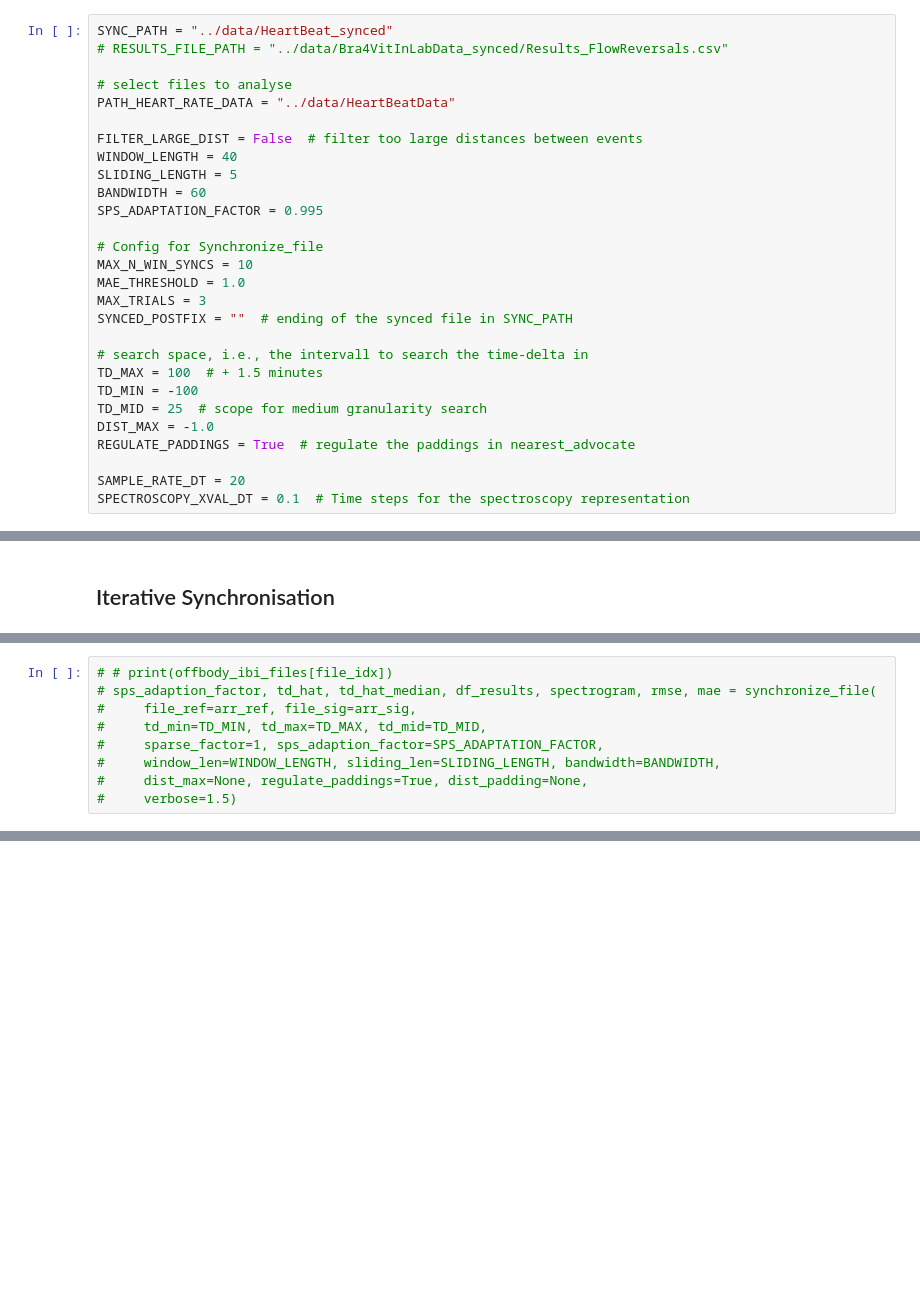
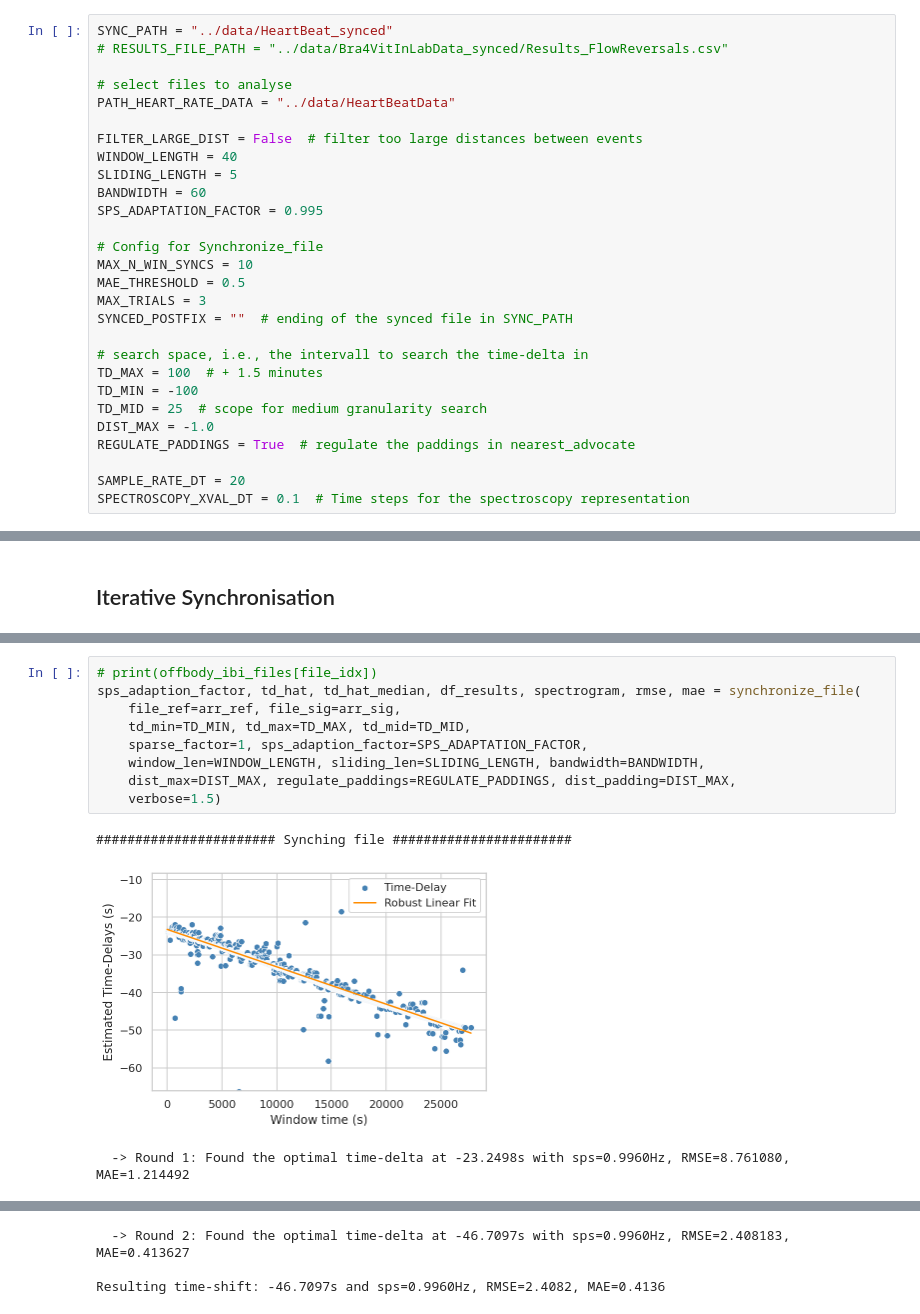
Before and after one commit to iot-salzburg/nearest-advocate, a Jupyter notebook: experiments/NAd_clock_drift_correction.ipynb, the cells around one changed output, grey strips where cells are left out. Cells and saved outputs as stored; diff of their text form; blank space fills up the shorter version.

```diff
--- a/experiments/NAd_clock_drift_correction.ipynb
+++ b/experiments/NAd_clock_drift_correction.ipynb
@@ -18,7 +18,7 @@ SPS_ADAPTATION_FACTOR = 0.995
 
 # Config for Synchronize_file
 MAX_N_WIN_SYNCS = 10
-MAE_THRESHOLD = 1.0
+MAE_THRESHOLD = 0.5
 MAX_TRIALS = 3
 SYNCED_POSTFIX = ""  # ending of the synced file in SYNC_PATH
 
@@ -907,11 +915,15 @@ def synchronize_file(file_ref, file_sig, td_min=-60, td_max=60, td_mid=30,
 
     return sps_adaption_factor, td_hat_, td_hat_median, df_results, spectrogram, rmse, mae
 # %%
-# # print(offbody_ibi_files[file_idx])
-# sps_adaption_factor, td_hat, td_hat_median, df_results, spectrogram, rmse, mae = synchronize_file(
-#     file_ref=arr_ref, file_sig=arr_sig,
-#     td_min=TD_MIN, td_max=TD_MAX, td_mid=TD_MID,
-#     sparse_factor=1, sps_adaption_factor=SPS_ADAPTATION_FACTOR,
-#     window_len=WINDOW_LENGTH, sliding_len=SLIDING_LENGTH, bandwidth=BANDWIDTH,
-#     dist_max=None, regulate_paddings=True, dist_padding=None,
-#     verbose=1.5)
+# print(offbody_ibi_files[file_idx])
+sps_adaption_factor, td_hat, td_hat_median, df_results, spectrogram, rmse, mae = synchronize_file(
+    file_ref=arr_ref, file_sig=arr_sig,
+    td_min=TD_MIN, td_max=TD_MAX, td_mid=TD_MID,
+    sparse_factor=1, sps_adaption_factor=SPS_ADAPTATION_FACTOR,
+    window_len=WINDOW_LENGTH, sliding_len=SLIDING_LENGTH, bandwidth=BANDWIDTH,
+    dist_max=DIST_MAX, regulate_paddings=REGULATE_PADDINGS, dist_padding=DIST_MAX,
+    verbose=1.5)
+# %% [output]
+####################### Synching file #######################
+[figure, added]
+  -> Round 1: Found the optimal time-delta at -23.2498s with sps=0.9960Hz, RMSE=8.761080, MAE=1.214492
@@ -917,0 +931,3 @@ def synchronize_file(file_ref, file_sig, td_min=-60, td_max=60, td_mid=30,
+  -> Round 2: Found the optimal time-delta at -46.7097s with sps=0.9960Hz, RMSE=2.408183, MAE=0.413627
+
+Resulting time-shift: -46.7097s and sps=0.9960Hz, RMSE=2.4082, MAE=0.4136
```
Also changed, not shown: parts of 10 cells of this notebook, 1 other file.
